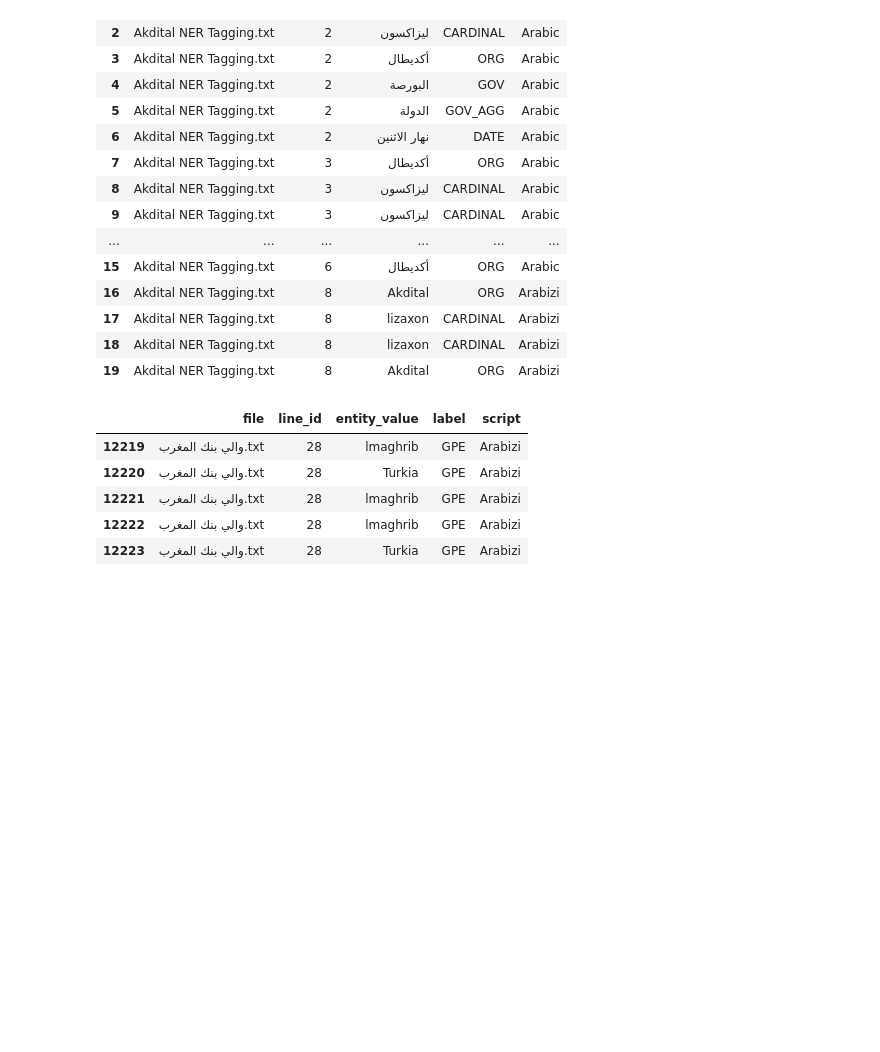
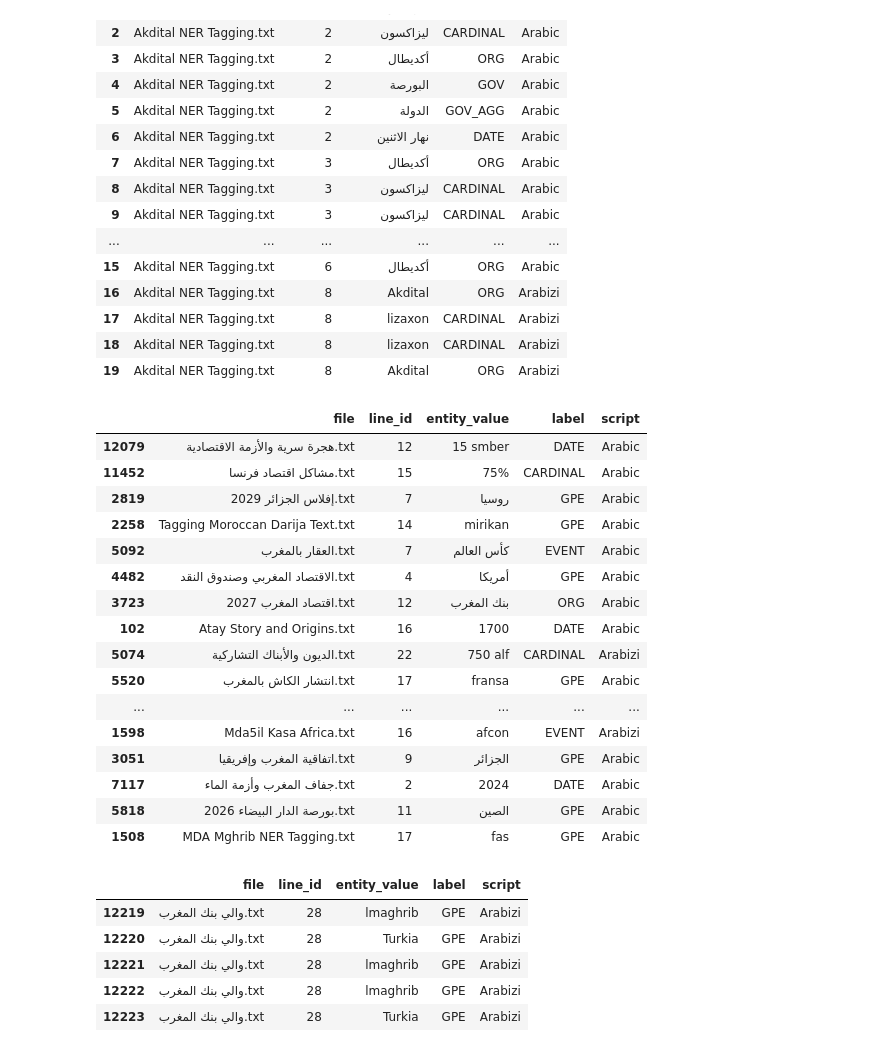
Before and after one commit to AmineKL-dev/projet-NER-darija, a Jupyter notebook: notebook/Analyse_exploitable.ipynb, the cells around one changed output. Saved outputs shown, nothing was run; the diff lists cells and outputs as text; code cells hidden in the pictures; blank space fills up the shorter version.

```diff
--- a/notebook/Analyse_exploitable.ipynb
+++ b/notebook/Analyse_exploitable.ipynb
@@ -89,6 +89,26 @@ df1.head(20)
 | 17 | Akdital NER Tagging.txt | 8 | lizaxon | CARDINAL | Arabizi |
 | 18 | Akdital NER Tagging.txt | 8 | lizaxon | CARDINAL | Arabizi |
 | 19 | Akdital NER Tagging.txt | 8 | Akdital | ORG | Arabizi |
+# %%
+df1.sample(20)
+# %% [output]
+|  | file | line_id | entity_value | label | script |
+| 12079 | هجرة سرية والأزمة الاقتصادية.txt | 12 | 15 smber | DATE | Arabic |
+| 11452 | مشاكل اقتصاد فرنسا.txt | 15 | 75% | CARDINAL | Arabic |
+| 2819 | إفلاس الجزائر 2029.txt | 7 | روسيا | GPE | Arabic |
+| 2258 | Tagging Moroccan Darija Text.txt | 14 | mirikan | GPE | Arabic |
+| 5092 | العقار بالمغرب.txt | 7 | كأس العالم | EVENT | Arabic |
+| 4482 | الاقتصاد المغربي وصندوق النقد.txt | 4 | أمريكا | GPE | Arabic |
+| 3723 | اقتصاد المغرب 2027.txt | 12 | بنك المغرب | ORG | Arabic |
+| 102 | Atay Story and Origins.txt | 16 | 1700 | DATE | Arabic |
+| 5074 | الديون والأبناك التشاركية.txt | 22 | 750 alf | CARDINAL | Arabizi |
+| 5520 | انتشار الكاش بالمغرب.txt | 17 | fransa | GPE | Arabic |
+| ... | ... | ... | ... | ... | ... |
+| 1598 | Mda5il Kasa Africa.txt | 16 | afcon | EVENT | Arabizi |
+| 3051 | اتفاقية المغرب وإفريقيا.txt | 9 | الجزائر | GPE | Arabic |
+| 7117 | جفاف المغرب وأزمة الماء.txt | 2 | 2024 | DATE | Arabic |
+| 5818 | بورصة الدار البيضاء 2026.txt | 11 | الصين | GPE | Arabic |
+| 1508 | MDA Mghrib NER Tagging.txt | 17 | fas | GPE | Arabic |
 # %%
 df1.tail()
 # %% [output]
```
Also changed, not shown: parts of 18 cells of this notebook, 1 other file.
